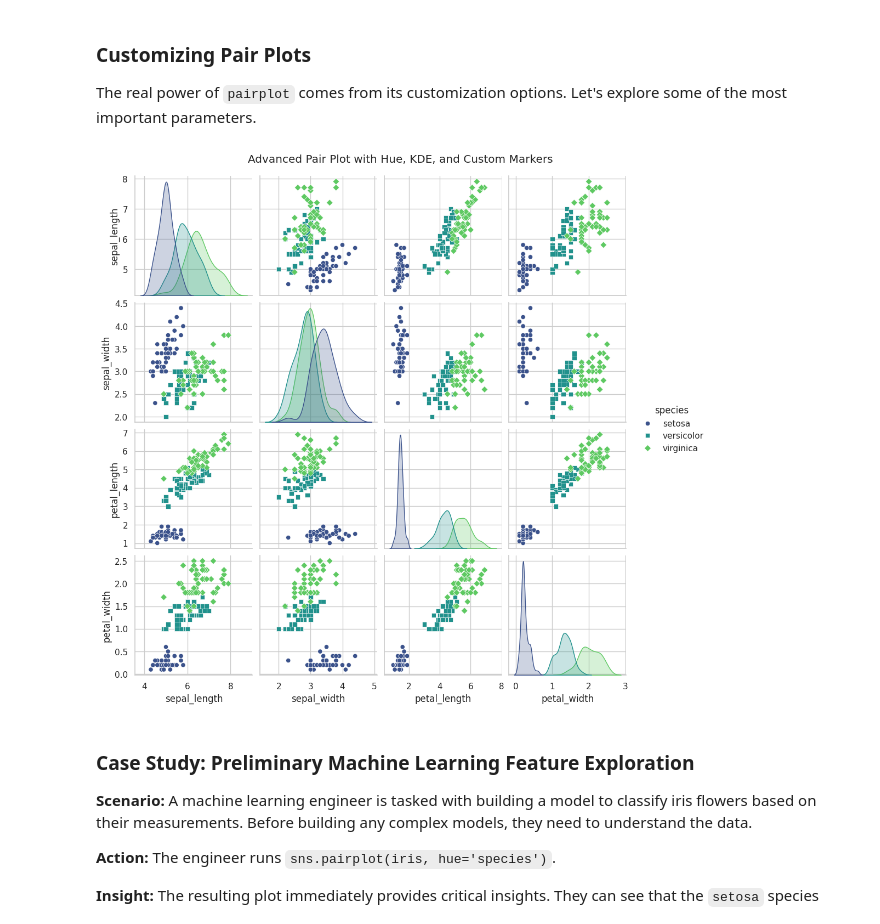
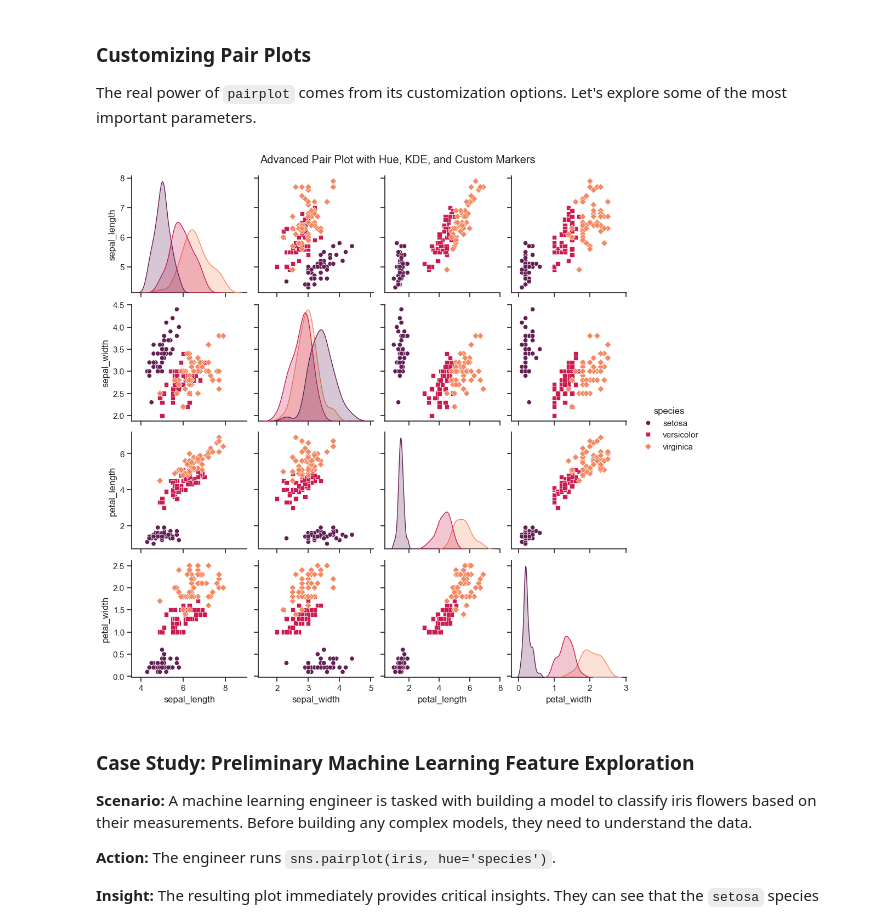
Before and after one commit to Shravanthi20/DataVisualisation, a Jupyter notebook: matplotlib_project/lab6/Seaborn.ipynb, the cells around one changed output. Saved outputs shown, nothing was run; the diff lists cells and outputs as text; code cells hidden in the pictures.

```diff
--- a/matplotlib_project/lab6/Seaborn.ipynb
+++ b/matplotlib_project/lab6/Seaborn.ipynb
@@ -8,11 +93,9 @@ We will explore several fundamental plot types that are essential for explorator
 # %%
-# Import necessary libraries
-import seaborn as sns
 import matplotlib.pyplot as plt
 import pandas as pd
 
 # Set the style for the plots
-sns.set_theme(style="whitegrid")
+sns.set_theme(style="ticks")
 
 # Load the example datasets
 tips = sns.load_dataset("tips")
@@ -65,38 +148,38 @@ sns.pairplot(
                        # if different categories form distinct clusters or follow different trends.
                        # Here, we can see how the different species of iris are separated.
 
-    palette="viridis", # Parameter Explanation:
+    palette="rocket", # Parameter Explanation:
                        # `palette` controls the color scheme used for the `hue` variable.
                        # Options include names of matplotlib colormaps ('viridis', 'rocket', 'plasma'),
                        # a list of colors, or a dictionary mapping hue levels to colors.
                        # 'viridis' is a perceptually uniform colormap, good for accessibility.
 
     diag_kind="kde",   # Parameter Explanation:
                        # `diag_kind` determines the kind of plot to use for the diagonal subplots.
                        # The default is 'auto', which chooses between 'hist' and 'kde'.
                        # Options:
                        # - 'hist': Shows a histogram of the variable.
                        # - 'kde': Shows a Kernel Density Estimate plot, which is a smoothed version of a histogram.
                        # We use 'kde' here for a smoother representation of the distribution.
 
     kind="scatter",    # Parameter Explanation:
                        # `kind` determines the kind of plot to use for the off-diagonal subplots.
                        # Options:
                        # - 'scatter': The default, a standard scatter plot.
                        # - 'reg': A scatter plot with a linear regression model fit.
                        # - 'kde': A 2D KDE plot.
                        # - 'hist': A 2D histogram.
 
     markers=["o", "s", "D"] # Parameter Explanation:
                        # `markers` allows you to use different marker styles for each level of the `hue` variable.
                        # This adds another layer of visual distinction. The list should have the same
                        # number of markers as there are unique values in the `hue` column.
                        # 'o' is circle, 's' is square, 'D' is diamond.
 )
 plt.suptitle("Advanced Pair Plot with Hue, KDE, and Custom Markers", y=1.02)
 plt.show()
 # %% [output]
-[figure, old version]
+[figure, new version]
 # %% [markdown]
 ### Case Study: Preliminary Machine Learning Feature Exploration
 
```
Also changed, not shown: parts of 9 cells of this notebook, 31 other files.
